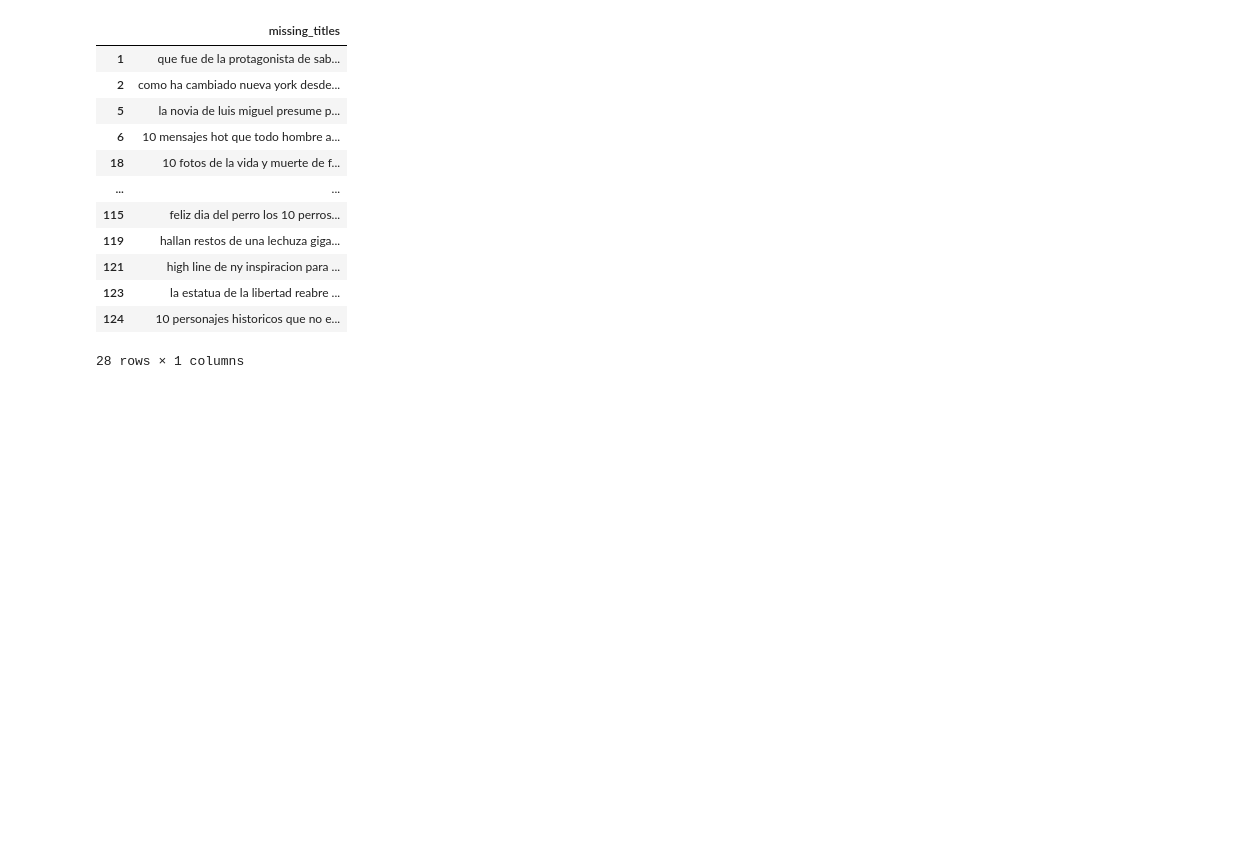
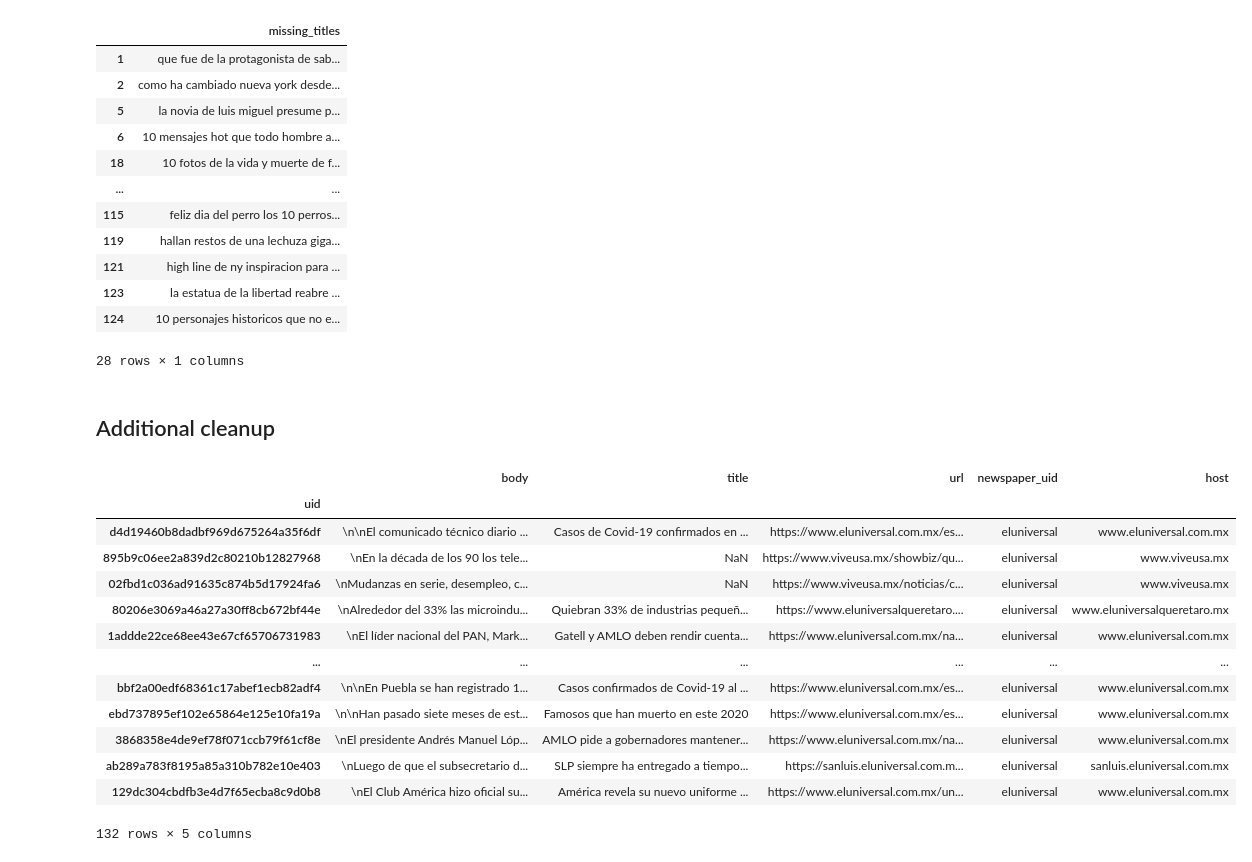
Before and after one commit to francomanca93/ingenieria-de-datos, a Jupyter notebook: practicas/pandas.ipynb, the cells around one changed output. Saved outputs shown, nothing was run; the diff lists cells and outputs as text; code cells hidden in the pictures; blank space fills up the shorter version.

Commit message:
Añadir uid a las filas y Eliminamos los saltos de línea de los artículos

```diff
--- a/practicas/pandas.ipynb
+++ b/practicas/pandas.ipynb
@@ -293,3 +293,37 @@ Name: title, Length: 132, dtype: bool
 | 123 | la estatua de la libertad reabre ... |
 | 124 | 10 personajes historicos que no e... |
 28 rows × 1 columns
+# %% [markdown]
+## Additional cleanup
+# %%
+# 4 Añadir uid a las filas
+import hashlib  # Libreria dentro de libreria estandar, para operaciones criptograficas
+# Numero unico para poder identificar a nuestra fila
+
+uids = (el_universal
+            .apply(lambda row: hashlib.md5(bytes(row['url'].encode())), axis=1)
+            # Aplicamos la funcion a las filas (axis=1). La función md5 de la librería hashlib no debe ser utilizada para criptografia. Lo utilizamos porque nos puede dar un identificador unico. Nos da un numero de 128 bytes que lo vamos a representar en hexadecimal. Lo codificamos en utf-8 gracias a la función .encode().
+            .apply(lambda hash_object: hash_object.hexdigest())
+            # El hash object obtenido anteriormente lo conventimos en un numero hexadecimal
+
+)
+
+el_universal['uid'] = uids  # Añadimos el hash generado al dataframe
+el_universal.set_index('uid', inplace=True) # Ahora queremos que esta sea nuestro indice.
+
+el_universal
+# %% [output]
+|  | body | title | url | newspaper_uid | host |
+| uid |  |  |  |  |  |
+| d4d19460b8dadbf969d675264a35f6df | \n\nEl comunicado técnico diario ... | Casos de Covid-19 confirmados en ... | https://www.eluniversal.com.mx/es... | eluniversal | www.eluniversal.com.mx |
+| 895b9c06ee2a839d2c80210b12827968 | \nEn la década de los 90 los tele... | NaN | https://www.viveusa.mx/showbiz/qu... | eluniversal | www.viveusa.mx |
+| 02fbd1c036ad91635c874b5d17924fa6 | \nMudanzas en serie, desempleo, c... | NaN | https://www.viveusa.mx/noticias/c... | eluniversal | www.viveusa.mx |
+| 80206e3069a46a27a30ff8cb672bf44e | \nAlrededor del 33% las microindu... | Quiebran 33% de industrias pequeñ... | https://www.eluniversalqueretaro.... | eluniversal | www.eluniversalqueretaro.mx |
+| 1addde22ce68ee43e67cf65706731983 | \nEl líder nacional del PAN, Mark... | Gatell y AMLO deben rendir cuenta... | https://www.eluniversal.com.mx/na... | eluniversal | www.eluniversal.com.mx |
+| ... | ... | ... | ... | ... | ... |
+| bbf2a00edf68361c17abef1ecb82adf4 | \n\nEn Puebla se han registrado 1... | Casos confirmados de Covid-19 al ... | https://www.eluniversal.com.mx/es... | eluniversal | www.eluniversal.com.mx |
+| ebd737895ef102e65864e125e10fa19a | \n\nHan pasado siete meses de est... | Famosos que han muerto en este 2020 | https://www.eluniversal.com.mx/es... | eluniversal | www.eluniversal.com.mx |
+| 3868358e4de9ef78f071ccb79f61cf8e | \nEl presidente Andrés Manuel Lóp... | AMLO pide a gobernadores mantener... | https://www.eluniversal.com.mx/na... | eluniversal | www.eluniversal.com.mx |
+| ab289a783f8195a85a310b782e10e403 | \nLuego de que el subsecretario d... | SLP siempre ha entregado a tiempo... | https://sanluis.eluniversal.com.m... | eluniversal | sanluis.eluniversal.com.mx |
+| 129dc304cbdfb3e4d7f65ecba8c9d0b8 | \nEl Club América hizo oficial su... | América revela su nuevo uniforme ... | https://www.eluniversal.com.mx/un... | eluniversal | www.eluniversal.com.mx |
+132 rows × 5 columns
```
Also changed, not shown: parts of 2 cells of this notebook.
